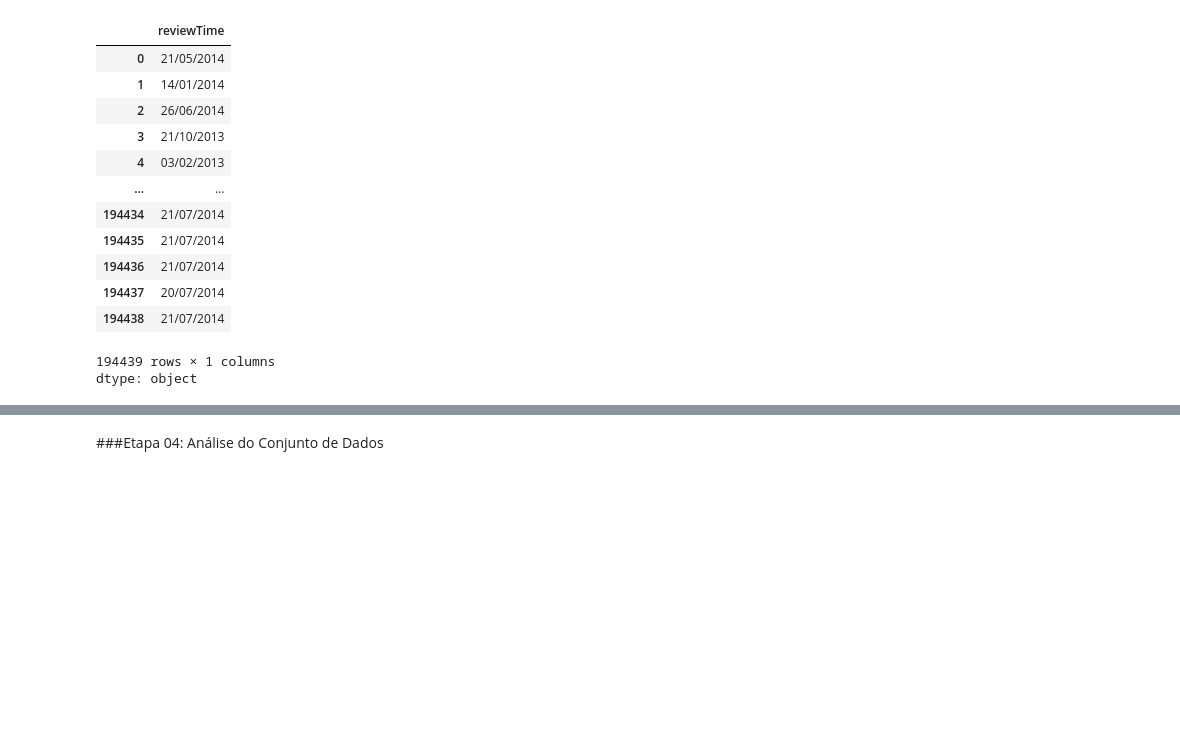
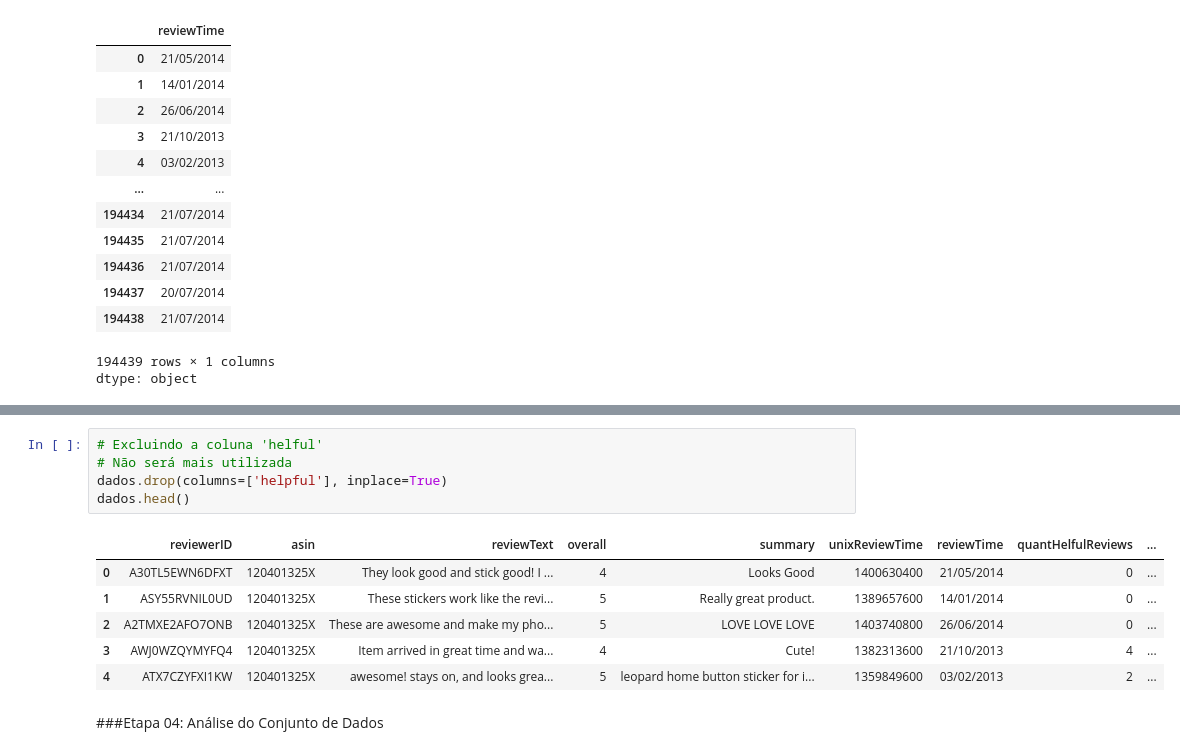
Before and after one commit to matheuspfferreira/python_data_science, a Jupyter notebook: Clientes da Amazon - 08/notebook/nb_amazon_clients.ipynb, the cells around one changed output, grey strips where cells are left out. Cells and saved outputs as stored; diff of their text form; blank space fills up the shorter version.

```diff
--- a/Clientes da Amazon - 08/notebook/nb_amazon_clients.ipynb
+++ b/Clientes da Amazon - 08/notebook/nb_amazon_clients.ipynb
@@ -123,3 +145,15 @@ dtype: object
+# %%
+# Excluindo a coluna 'helful'
+# Não será mais utilizada
+dados.drop(columns=['helpful'], inplace=True)
+dados.head()
+# %% [output]
+|  | reviewerID | asin | reviewText | overall | summary | unixReviewTime | reviewTime | quantHelfulReviews | ... |
+| 0 | A30TL5EWN6DFXT | 120401325X | They look good and stick good! I ... | 4 | Looks Good | 1400630400 | 21/05/2014 | 0 | ... |
+| 1 | ASY55RVNIL0UD | 120401325X | These stickers work like the revi... | 5 | Really great product. | 1389657600 | 14/01/2014 | 0 | ... |
+| 2 | A2TMXE2AFO7ONB | 120401325X | These are awesome and make my pho... | 5 | LOVE LOVE LOVE | 1403740800 | 26/06/2014 | 0 | ... |
+| 3 | AWJ0WZQYMYFQ4 | 120401325X | Item arrived in great time and wa... | 4 | Cute! | 1382313600 | 21/10/2013 | 4 | ... |
+| 4 | ATX7CZYFXI1KW | 120401325X | awesome! stays on, and looks grea... | 5 | leopard home button sticker for i... | 1359849600 | 03/02/2013 | 2 | ... |
 # %% [markdown]
 ###Etapa 04: Análise do Conjunto de Dados
 # %%
```
Also changed, not shown: parts of 2 cells of this notebook.
